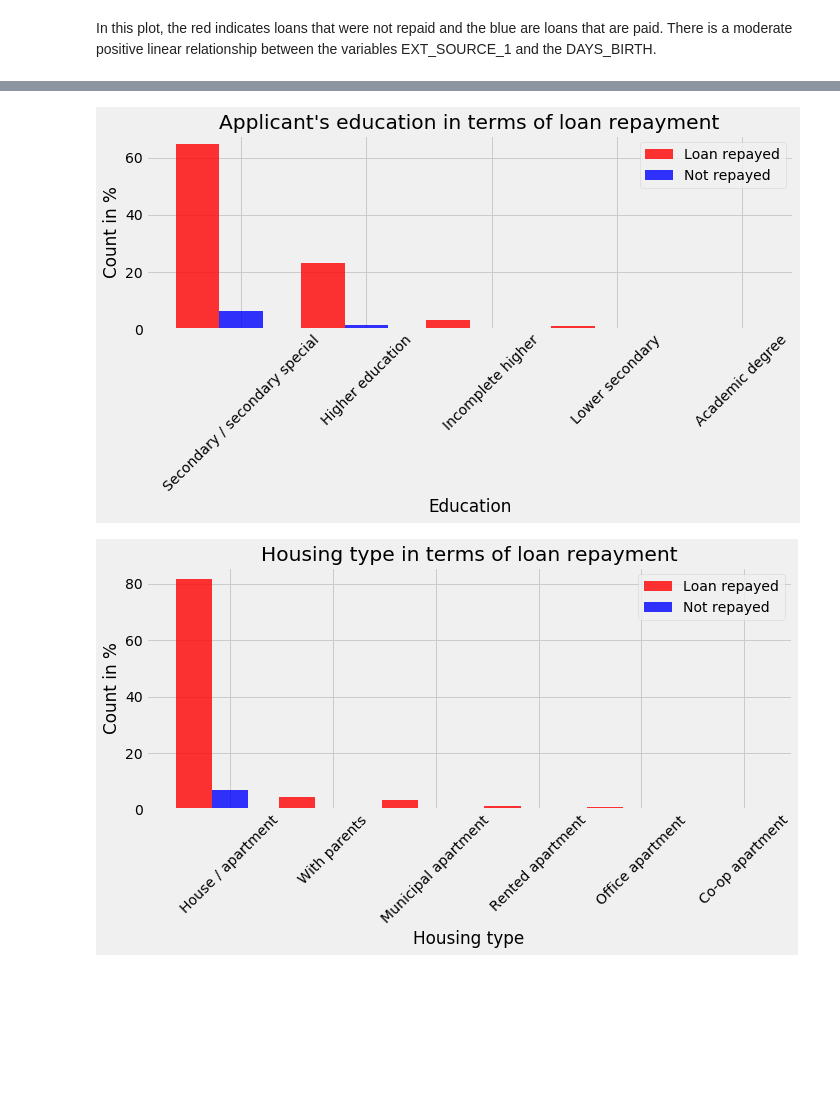
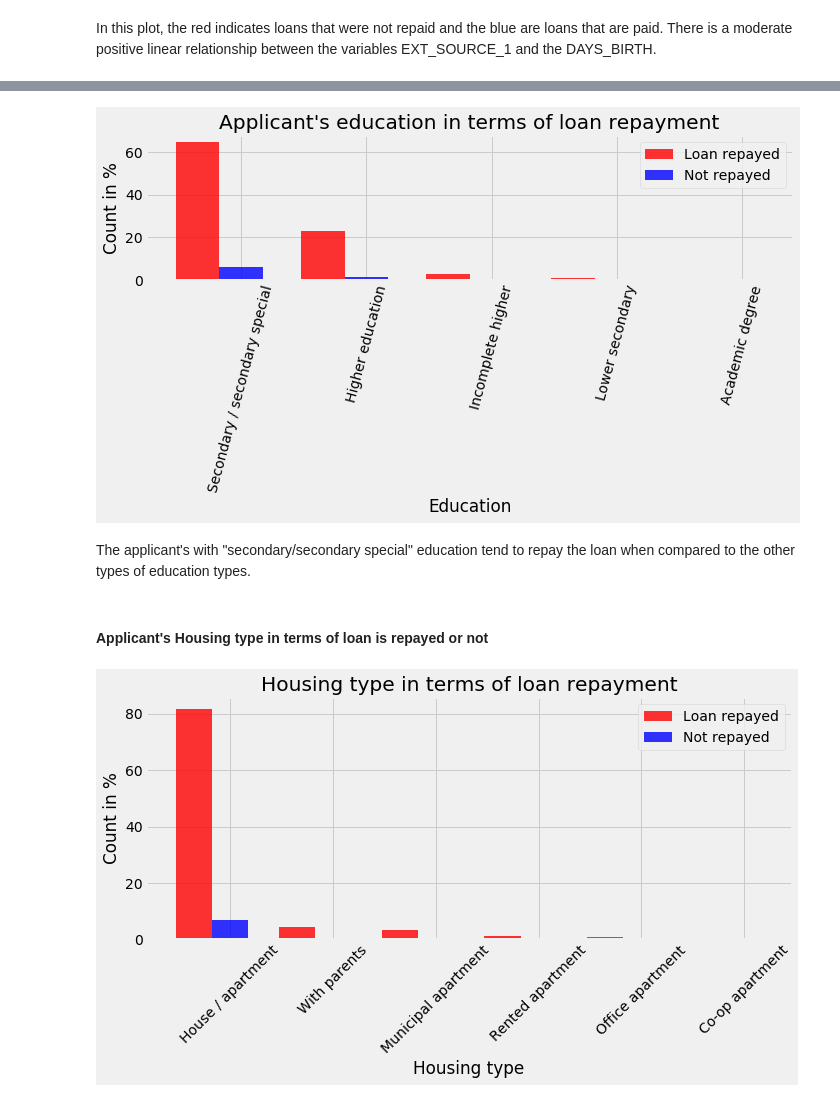
Before and after one commit to BhaskarCS/Springboard, a Jupyter notebook: Capstone_1_Project/Data-Story_Telling.ipynb, the cells around one changed output, grey strips where cells are left out. Drawn from its saved outputs; the diff is of its cells as text; code cells hidden in the pictures; blank space fills up the shorter version.

```diff
--- a/Capstone_1_Project/Data_Story_Telling.ipynb
+++ b/Capstone_1_Project/Data-Story_Telling.ipynb
@@ -448,34 +462,38 @@ plt.show()
 # %%
 # Plot Applicant\'s education in terms of loan is repayed or not
 
 plot_data = train_data["NAME_EDUCATION_TYPE"].value_counts()
 repayed_n = []
 repayed_y = []
 for val in plot_data.index:
     repayed_n.append(np.sum(train_data["TARGET"][train_data["NAME_EDUCATION_TYPE"]==val] == 1))
     repayed_y.append(np.sum(train_data["TARGET"][train_data["NAME_EDUCATION_TYPE"]==val] == 0))
 
 loan_repayed  = (repayed_y / plot_data.sum()) * 100
 loan_not_payed = (repayed_n / plot_data.sum()) * 100
 # create plot
 fig, ax = plt.subplots(figsize = (10, 6))
 index = np.arange(len(plot_data.index))
 bar_width = 0.35
 opacity = 0.8
 
 repayed_plot = plt.bar(index, loan_repayed, bar_width, alpha=opacity, color='r', label='Loan repayed')
 no_pay_plot = plt.bar(index + bar_width, loan_not_payed, bar_width, alpha=opacity, color='b', label='Not repayed')
 
 plt.xlabel('Education')
 plt.ylabel('Count in %')
 plt.title('Applicant\'s education in terms of loan repayment')
-plt.xticks(index + bar_width, plot_data.index, rotation=45)
+plt.xticks(index + bar_width, plot_data.index, rotation=75)
 plt.legend()
 plt.style.use('fivethirtyeight')
 plt.tight_layout(h_pad = 2.5)
 plt.show()
 # %% [output]
-[figure, old version]
+[figure, new version]
+# %% [markdown]
+The applicant's with "secondary/secondary special" education tend to repay the loan when compared to the other types of education types.
+# %% [markdown]
+#### Applicant\'s Housing type in terms of loan is repayed or not
 # %%
 # Plot Applicant\'s Housing type in terms of loan is repayed or not
 
```
Also changed, not shown: parts of 15 cells of this notebook.
